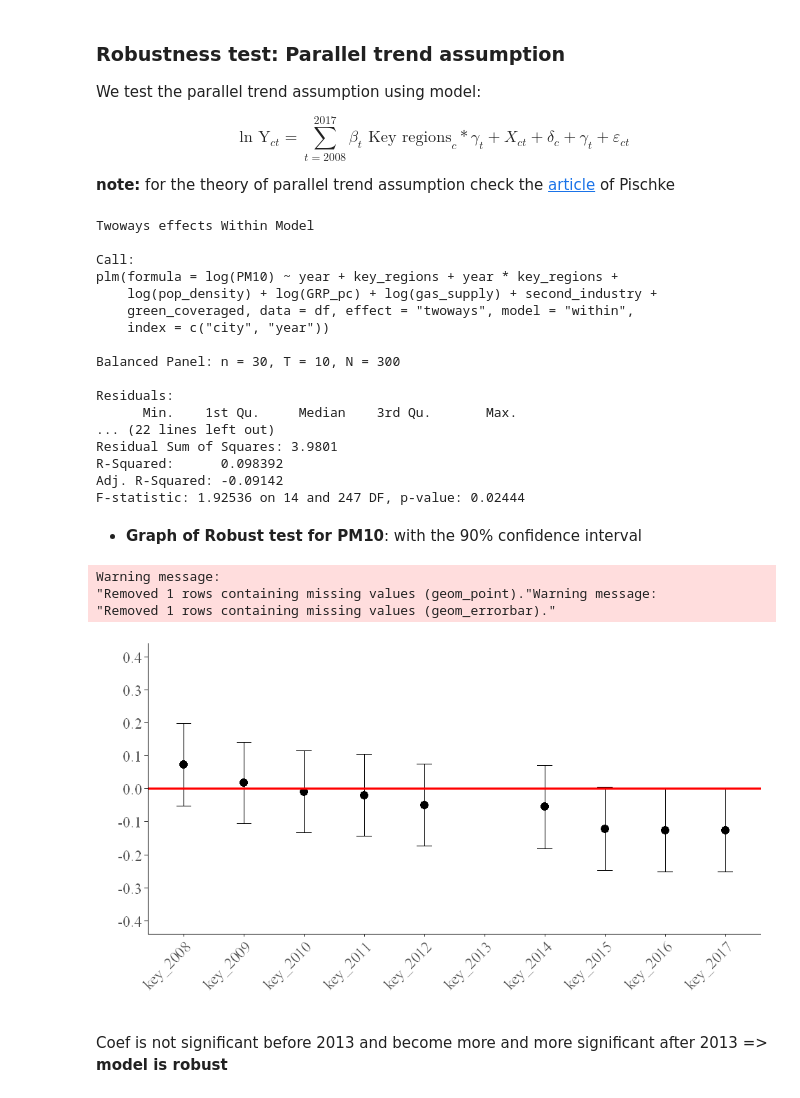
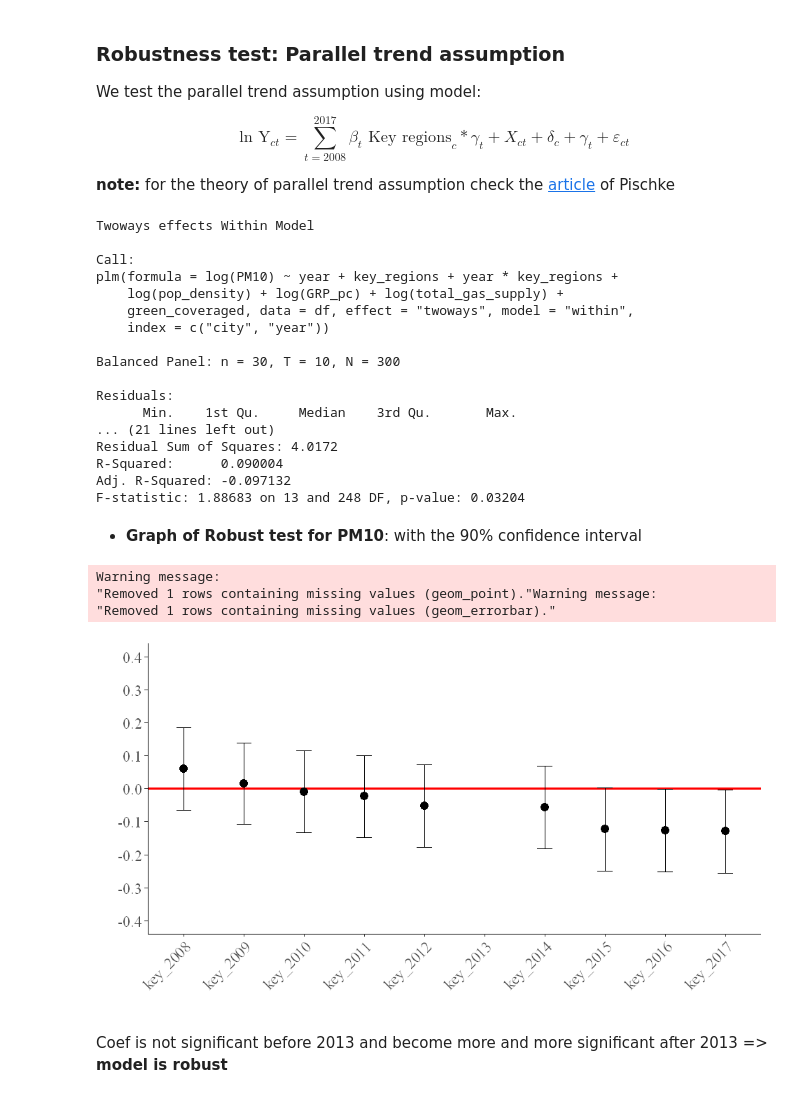
Before and after one commit to KubiaPXH/air_pollution_in_China-M1_thesis, a Jupyter notebook: Data_analysis/Memoire M1.ipynb, the cells around one changed output. Saved outputs shown, nothing was run; the diff lists cells and outputs as text; code cells hidden in the pictures.

```diff
--- a/Data_analysis/Memoire M1.ipynb
+++ b/Data_analysis/Memoire M1.ipynb
@@ -61,7 +61,7 @@ df <- read_csv(url, col_types = cols(
   NOx = col_double(),
   pop_density = col_double(),
   GRP_pc = col_double(),
-  second_industry = col_double(),
+  total_gas_supply = col_double(),
   green_coveraged = col_double(),
   post = col_character(),
   key_regions = col_character())
@@ -75,3 +75,5 @@ df <- read_csv(url, col_types = cols(
   )
 
 year <- c(2008,2009,2010,2011,2012,2013,2014,2015,2016,2017)
+
+str(df)
@@ -587,7 +599,7 @@ $$\text { ln } \mathrm{Y}_{c t}=\sum_{t=2008}^{2017} \beta_{t} \text{ Key region
 **note:** for the theory of parallel trend assumption check the [article](https://drive.google.com/file/d/1sGOhZEliCDLpszyuVlgXfM4Xu_KCB5Q9/view?usp=sharing) of Pischke
 # %%
 robust_PM10 <- plm(log(PM10) ~ year + key_regions + year*key_regions +
-                     log(pop_density) + log(GRP_pc) + log(gas_supply) + second_industry + green_coveraged,
+                     log(pop_density) + log(GRP_pc) + log(total_gas_supply) + green_coveraged,
                       data = df,
                       index = c("city","year"),
                       model = "within",
@@ -601,7 +613,7 @@ Twoways effects Within Model
 
 Call:
 plm(formula = log(PM10) ~ year + key_regions + year * key_regions +
-    log(pop_density) + log(GRP_pc) + log(gas_supply) + second_industry +
+    log(pop_density) + log(GRP_pc) + log(total_gas_supply) +
     green_coveraged, data = df, effect = "twoways", model = "within",
     index = c("city", "year"))
 
@@ -609,56 +621,52 @@ Balanced Panel: n = 30, T = 10, N = 300
 
 Residuals:
       Min.    1st Qu.     Median    3rd Qu.       Max.
-... (22 lines left out)
-Residual Sum of Squares: 3.9801
-R-Squared:      0.098392
-Adj. R-Squared: -0.09142
-F-statistic: 1.92536 on 14 and 247 DF, p-value: 0.02444
+... (21 lines left out)
+Residual Sum of Squares: 4.0172
+R-Squared:      0.090004
+Adj. R-Squared: -0.097132
+F-statistic: 1.88683 on 13 and 248 DF, p-value: 0.03204
 # %% [markdown]
 - **Graph of Robust test for PM10**: with the 90% confidence interval
 # %%
 confint_PM10 <- confint(robust_PM10, level = 0.9)
-for (i in 1:5){
+for (i in 1:4){
   confint_PM10 <- confint_PM10[-1,]
 }
 
-coef_robust_PM10 <- NULL
+coef_robust_PM10 <-NULL
 for (i in 2008:2016){
-  coef_robust_PM10 <- c(coef_robust_PM10,robust_PM10$coefficients[i-2002])
+  coef_robust_PM10 <- c(coef_robust_PM10,robust_PM10$coefficients[i-2003])
 }
 coef_robust_PM10 <- data.frame(coef_robust_PM10)
 
 df_robust_PM10 <- data.frame(confint_PM10,coef_robust_PM10)
 dt_robust_PM10 <- data.table(df_robust_PM10)
 dt_robust_PM10 <- rbindlist(list(dt_robust_PM10[1:5, ], as.list(c(NA,NA,NA)), dt_robust_PM10[6:9, ]))
 df_robust_PM10 <- data.frame(key_year,dt_robust_PM10)
 colnames(df_robust_PM10) <- c("key_year","x5","x95","coef")
 
-
-# set width and height of the plot
-options(repr.plot.width=8, repr.plot.height=4.5)
-
-# draw robust test graph
+### Draw robust test graph
 ggplot(df_robust_PM10, aes(x = key_year, y = coef)) +
+  # draw line showing the begining of policy
+  geom_hline(yintercept = 0, color = "red", size = 1) +
   geom_point(size = 3) +
   geom_errorbar(aes(ymin = x5, ymax = x95), width = 0.25) +
   scale_y_continuous(breaks = seq(-0.4,0.4,0.1), limits = c(-0.4,0.4)) +
   labs(x = "",
        y = "") +
   # parameter graph
   theme(axis.text.x = element_text(size = 13, family = "serif", angle = 45, hjust = 1),
         axis.text.y = element_text(size = 13, family = "serif"),
         axis.line = element_line(color = "black"),
         legend.position = "none",
         panel.grid.major.y = element_blank(),
         panel.grid.major.x = element_blank(),
-        panel.background = element_blank()) +
-  # draw line showing the begining of policy
-  geom_hline(yintercept = 0, color = "red", size = 1)
+        panel.background = element_blank())
 # %% [output]
 Warning message:
 "Removed 1 rows containing missing values (geom_point)."Warning message:
 "Removed 1 rows containing missing values (geom_errorbar)."
-[figure, old version]
+[figure, new version]
 # %% [markdown]
 Coef is not significant before 2013 and become more and more significant after 2013 => **model is robust**
```
Also changed, not shown: parts of 11 cells of this notebook.
